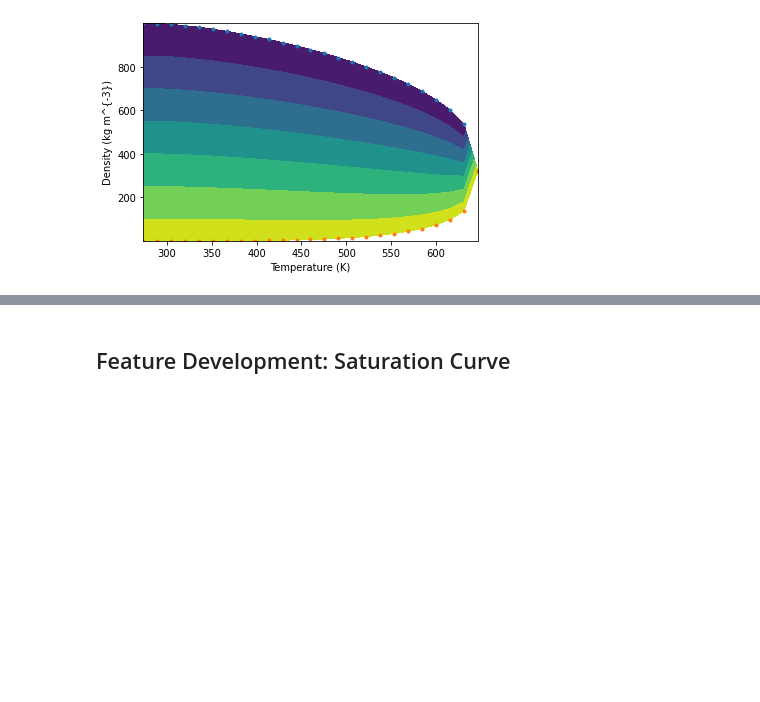
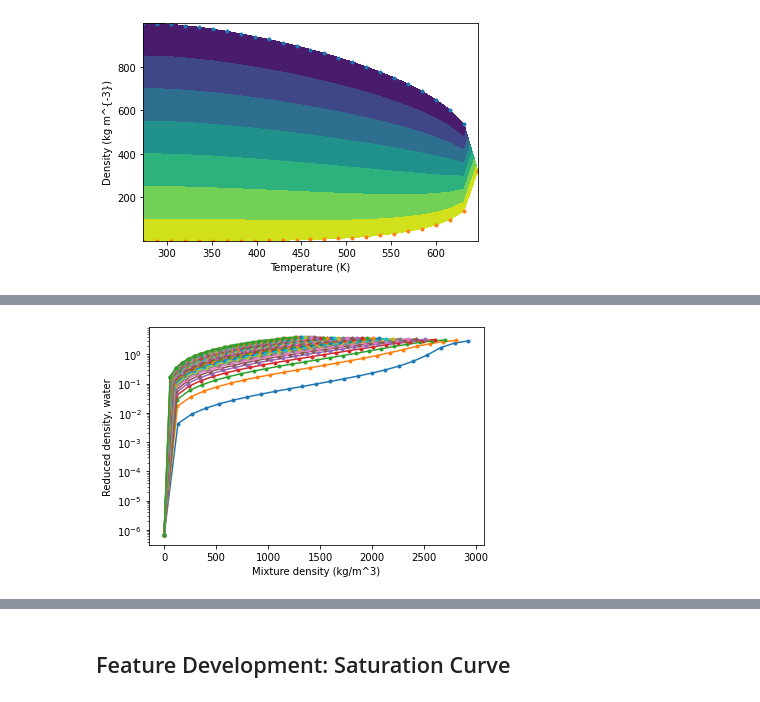
Before and after one commit to fredriclam/iapws95_light, a Jupyter notebook: water_tester.ipynb, the cells around one changed output, grey strips where cells are left out. Drawn from its saved outputs; the diff is of its cells as text; code cells hidden in the pictures; blank space fills up the shorter version.

```diff
--- a/water_tester.ipynb
+++ b/water_tester.ipynb
@@ -149,0 +335,7 @@ Text(0, 0.5, 'Density (kg/m^3)')
+# %%
+for i in range(mg_out_d.shape[0]):
+  plt.semilogy(mg_rho_mix[i,:], mg_out_d[i,:].ravel(), '.-')
+xl = plt.xlabel("Mixture density (kg/m^3)")
+yl = plt.ylabel("Reduced density, water")
+# %% [output]
+[figure, added]
```
Also changed, not shown: parts of 14 cells of this notebook, 1 other file.
